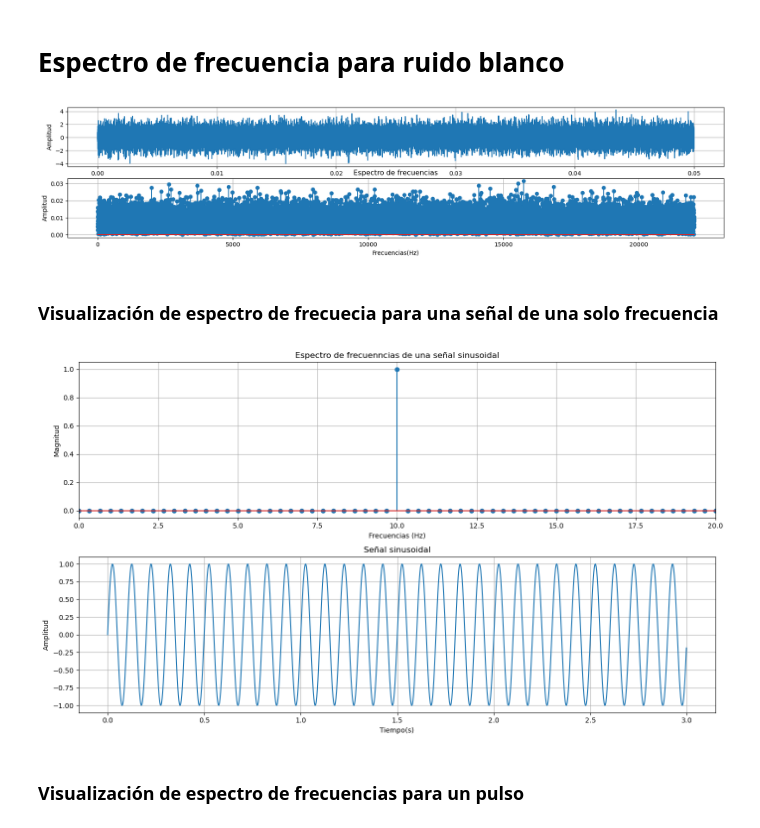
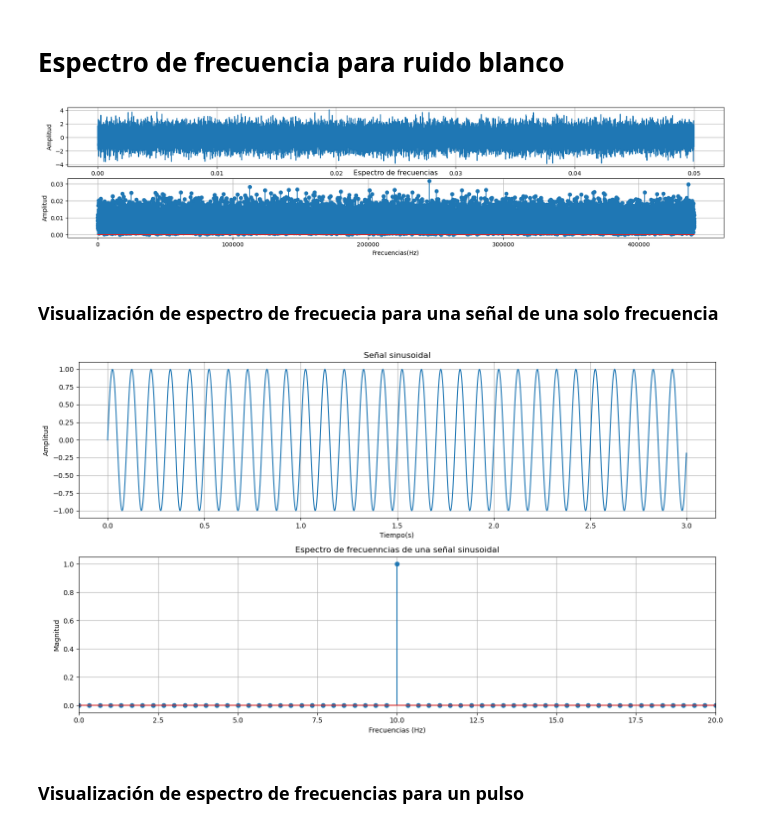
Before and after one commit to Kinlo-sama/IA_aprendizaje, a Jupyter notebook: Proyecto_IdDr.ipynb, the cells around one changed output. Saved outputs shown, nothing was run; the diff lists cells and outputs as text; code cells hidden in the pictures.

```diff
--- a/Proyecto_IdDr.ipynb
+++ b/Proyecto_IdDr.ipynb
@@ -130,40 +131,39 @@ plt.show()
 # %%
 #Ruido blanco
 # Parámetros de la señal
-frecuencia = 4 # Frecuencia en Hz
 duracion = .05  # Duración en segundos
 tasa_muestreo = 44100  # Tasa de muestreo en Hz
 
 tiempo = np.linspace(0,duracion, tasa_muestreo, endpoint = False)
 ruido_blanco = np.random.normal(0,1,len(tiempo))
 
 #Calculamos las frecuencias correspondientes
 fft_resultado = fft(ruido_blanco)
 fft_resultado /= (tasa_muestreo / 2)
-frecuencias = np.fft.fftfreq(len(tiempo), d=1/tasa_muestreo)
+frecuencias = np.fft.fftfreq(len(tiempo), tiempo[1] - tiempo[0])
 
 #Visualizacion del ruido blanco
 plt.figure(figsize = (20,4))
 
 #Visualizacion del ruido blanco
 plt.subplot(2,1,1)
 plt.plot(tiempo, ruido_blanco)
 plt.xlabel("Tiempo(s)")
 plt.ylabel("Amplitud")
 plt.grid(True)
 
 #Visualizacion del espectro de frecuencias
 plt.subplot(2,1,2)
 plt.stem(frecuencias[:len(frecuencias)//2],np.abs(fft_resultado)[:len(fft_resultado)//2])
 plt.xlabel("Frecuencias(Hz)")
 plt.ylabel("Amplitud")
 plt.title("Espectro de frecuencias")
 plt.grid(True)
 
 
 plt.show()
 # %% [output]
-[figure, old version]
+[figure, new version]
 # %% [markdown]
 ### **Visualización de espectro de frecuecia para una señal de una solo frecuencia**
 # %%
@@ -186,7 +186,7 @@ frecuencias = np.fft.fftfreq(len(transformada), d = tiempo[1] - tiempo[0])
 plt.figure(figsize = (14,8))
 
 #Visualizacion del espectro de frecuencias
-plt.subplot(2,1,1)
+plt.subplot(2,1,2)
 plt.stem(frecuencias[:len(frecuencias)//2], np.abs(transformada)[:len(transformada)//2])
 plt.title("Espectro de frecuenncias de una señal sinusoidal")
 plt.xlabel("Frecuencias (Hz)")
@@ -194,7 +194,7 @@ plt.ylabel("Magnitud")
 plt.xlim(0, frecuencia * 2)
 plt.grid(True)
 
-plt.subplot(2,1,2)
+plt.subplot(2,1,1)
 plt.plot(tiempo,senal)
 plt.title("Señal sinusoidal")
 plt.xlabel("Tiempo(s)")
@@ -204,7 +204,7 @@ plt.grid(True)
 plt.tight_layout()
 plt.show()
 # %% [output]
-[figure, old version]
+[figure, new version]
 # %% [markdown]
 ### **Visualización de espectro de frecuencias para un pulso**
 # %%
```
Also changed, not shown: parts of 3 cells of this notebook, 12 other files.
